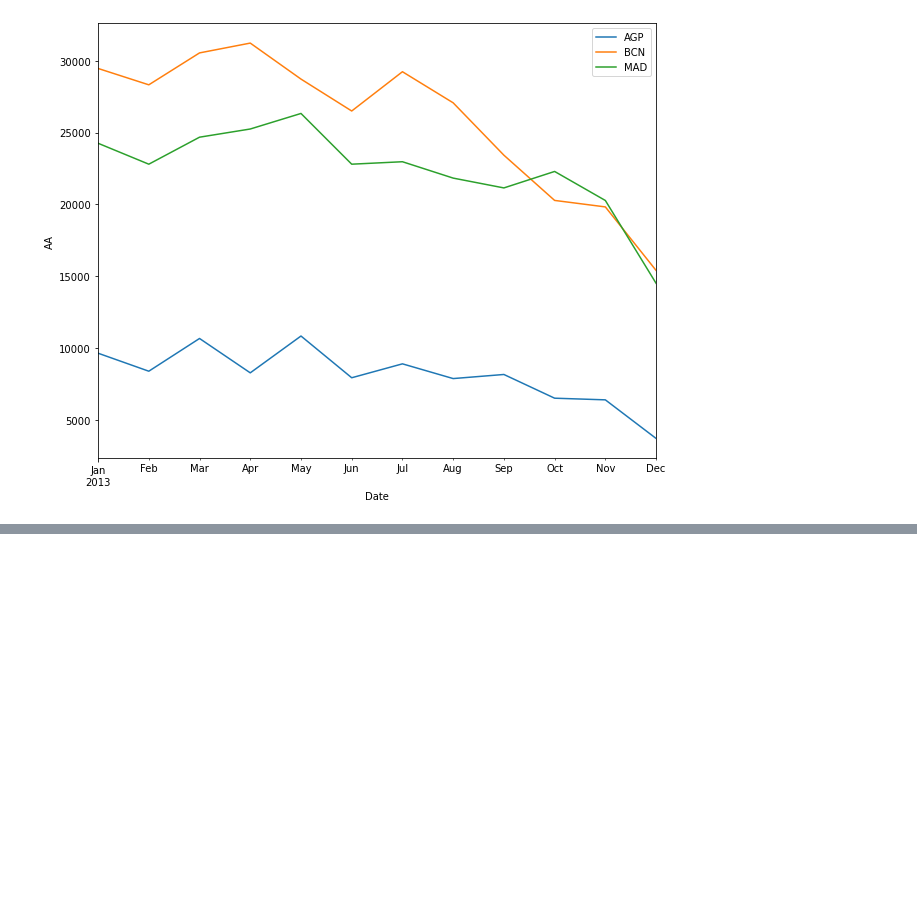
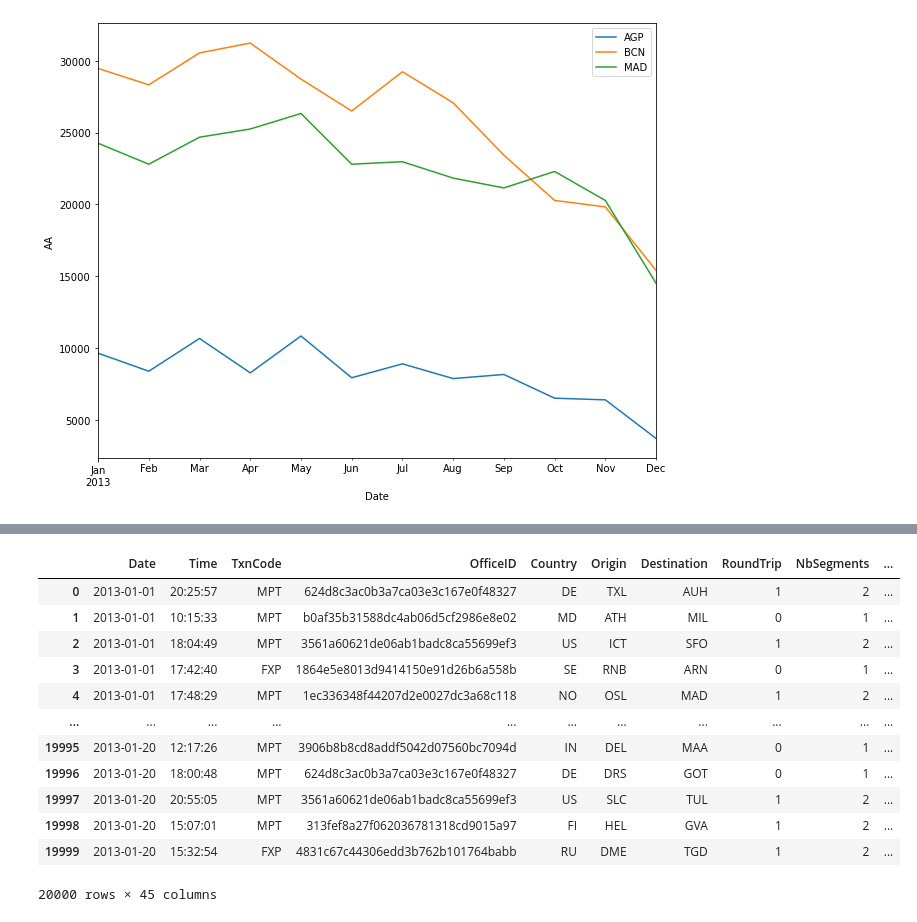
Before and after one commit to epi2k2/kschool_challenge, a Jupyter notebook: kschool_challenge.ipynb, the cells around one changed output, grey strips where cells are left out. Cells and saved outputs as stored; diff of their text form; code cells hidden in the pictures; blank space fills up the shorter version.

```diff
--- a/kschool_challenge.ipynb
+++ b/kschool_challenge.ipynb
@@ -382,0 +395,18 @@ for arrival in searches_cities_gb['Destination'].unique():
+# %%
+searches_sample = pd.read_csv(searches_big_bz2, sep='^', compression='bz2', nrows=20000)
+# %%
+searches_sample
+# %% [output]
+|  | Date | Time | TxnCode | OfficeID | Country | Origin | Destination | RoundTrip | NbSegments | ... |
+| 0 | 2013-01-01 | 20:25:57 | MPT | 624d8c3ac0b3a7ca03e3c167e0f48327 | DE | TXL | AUH | 1 | 2 | ... |
+| 1 | 2013-01-01 | 10:15:33 | MPT | b0af35b31588dc4ab06d5cf2986e8e02 | MD | ATH | MIL | 0 | 1 | ... |
+| 2 | 2013-01-01 | 18:04:49 | MPT | 3561a60621de06ab1badc8ca55699ef3 | US | ICT | SFO | 1 | 2 | ... |
+| 3 | 2013-01-01 | 17:42:40 | FXP | 1864e5e8013d9414150e91d26b6a558b | SE | RNB | ARN | 0 | 1 | ... |
+| 4 | 2013-01-01 | 17:48:29 | MPT | 1ec336348f44207d2e0027dc3a68c118 | NO | OSL | MAD | 1 | 2 | ... |
+| ... | ... | ... | ... | ... | ... | ... | ... | ... | ... | ... |
+| 19995 | 2013-01-20 | 12:17:26 | MPT | 3906b8b8cd8addf5042d07560bc7094d | IN | DEL | MAA | 0 | 1 | ... |
+| 19996 | 2013-01-20 | 18:00:48 | MPT | 624d8c3ac0b3a7ca03e3c167e0f48327 | DE | DRS | GOT | 0 | 1 | ... |
+| 19997 | 2013-01-20 | 20:55:05 | MPT | 3561a60621de06ab1badc8ca55699ef3 | US | SLC | TUL | 1 | 2 | ... |
+| 19998 | 2013-01-20 | 15:07:01 | MPT | 313fef8a27f062036781318cd9015a97 | FI | HEL | GVA | 1 | 2 | ... |
+| 19999 | 2013-01-20 | 15:32:54 | FXP | 4831c67c44306edd3b762b101764babb | RU | DME | TGD | 1 | 2 | ... |
+20000 rows × 45 columns
```
Also changed, not shown: parts of 3 cells of this notebook, 1 other file.
